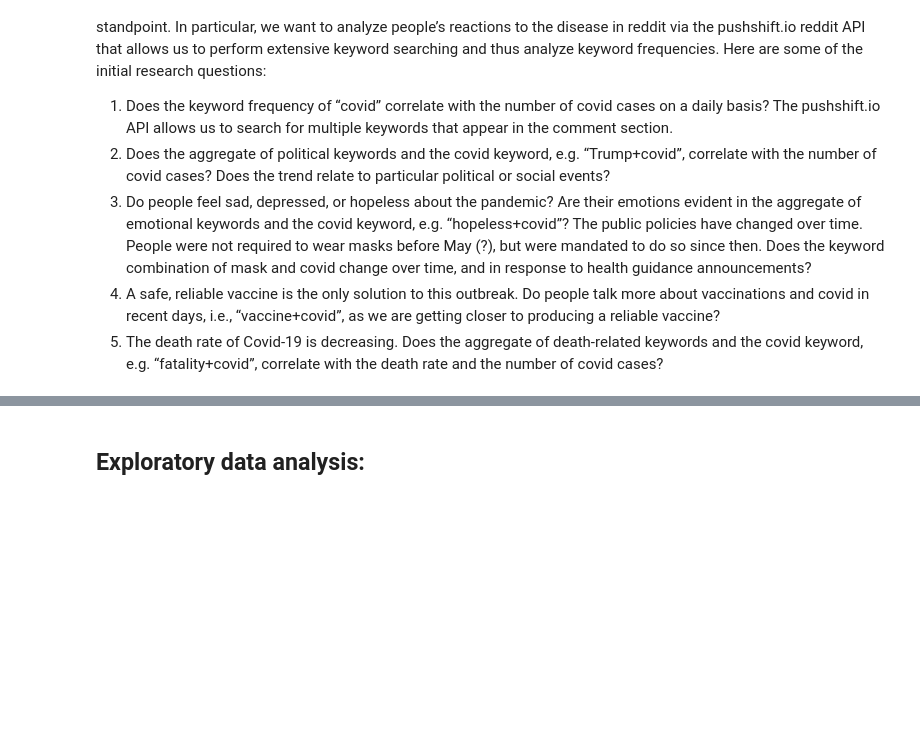
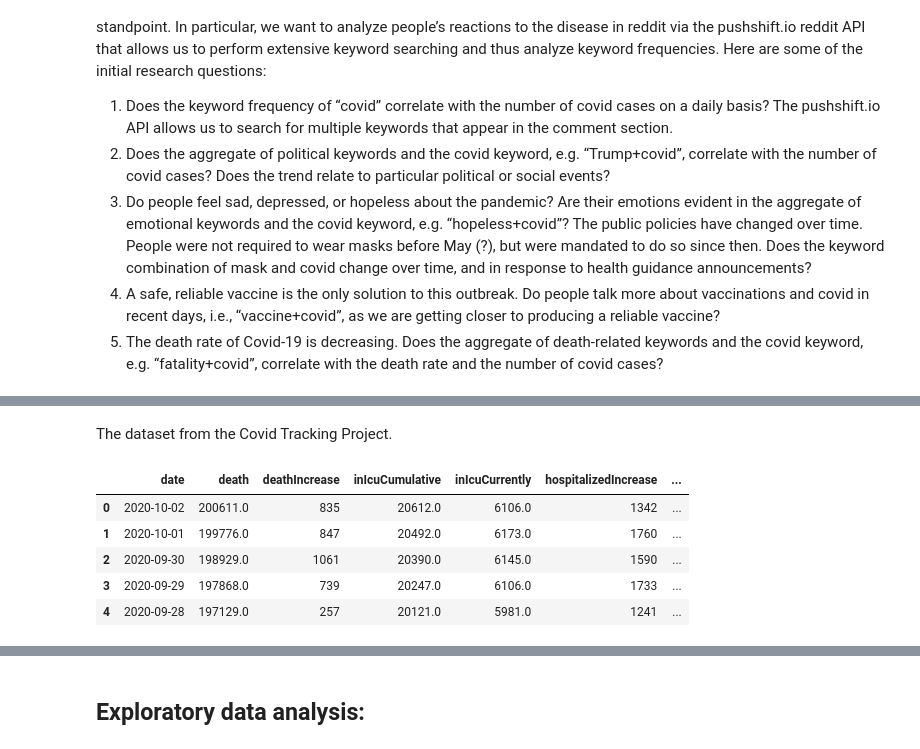
Before and after one commit to kaiyue95/INFO-2950-Final-Project, a Jupyter notebook: phase_2.ipynb, the cells around one changed output, grey strips where cells are left out. Cells and saved outputs as stored; diff of their text form; code cells hidden in the pictures; blank space fills up the shorter version.

```diff
--- a/phase_2.ipynb
+++ b/phase_2.ipynb
@@ -77,0 +90,11 @@ us_case = pd.read_csv("us_case.csv")
+# %% [markdown]
+The dataset from the Covid Tracking Project.
+# %%
+us_case.head()
+# %% [output]
+|  | date | death | deathIncrease | inIcuCumulative | inIcuCurrently | hospitalizedIncrease | ... |
+| 0 | 2020-10-02 | 200611.0 | 835 | 20612.0 | 6106.0 | 1342 | ... |
+| 1 | 2020-10-01 | 199776.0 | 847 | 20492.0 | 6173.0 | 1760 | ... |
+| 2 | 2020-09-30 | 198929.0 | 1061 | 20390.0 | 6145.0 | 1590 | ... |
+| 3 | 2020-09-29 | 197868.0 | 739 | 20247.0 | 6106.0 | 1733 | ... |
+| 4 | 2020-09-28 | 197129.0 | 257 | 20121.0 | 5981.0 | 1241 | ... |
```
Also changed, not shown: parts of 35 cells of this notebook.
